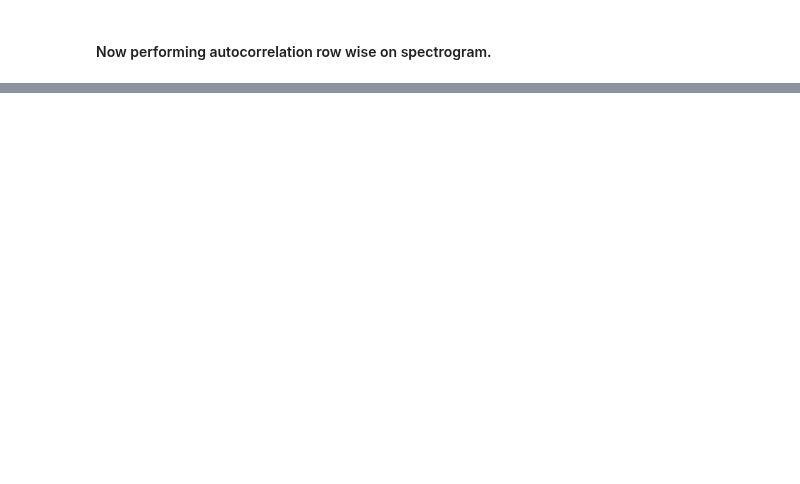
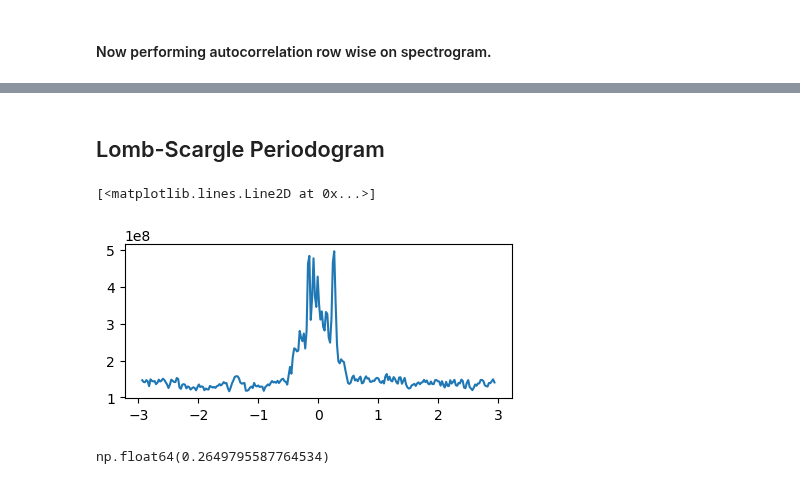
Before and after one commit to phoeberyder/atlas_rb, a Jupyter notebook: period_investigation.ipynb, the cells around one changed output, grey strips where cells are left out. Drawn from its saved outputs; the diff is of its cells as text; code cells hidden in the pictures; blank space fills up the shorter version.

```diff
--- a/period_investigation.ipynb
+++ b/period_investigation.ipynb
@@ -36,0 +75,2 @@ plt.show()
+# %% [markdown]
+## Lomb-Scargle Periodogram
@@ -36,0 +80,16 @@ plt.show()
+# %%
+summed_spec = np.sum(spectrogram, axis=0)
+time = np.arange(spectrogram.shape[1])*19.7e-3*128
+vel = np.linspace(-max_velocity, max_velocity, 256)
+# %%
+plt.figure(figsize=(5, 2))
+
+plt.plot(vel, summed_spec)
+# %% [output]
+[<matplotlib.lines.Line2D at 0x...>]
+[figure, added]
+# %%
+vel_tip = vel[np.argmax(summed_spec)]
+vel_tip
+# %% [output]
+np.float64(0.2649795587764534)
```
Also changed, not shown: parts of 21 cells of this notebook, 1 other file.
